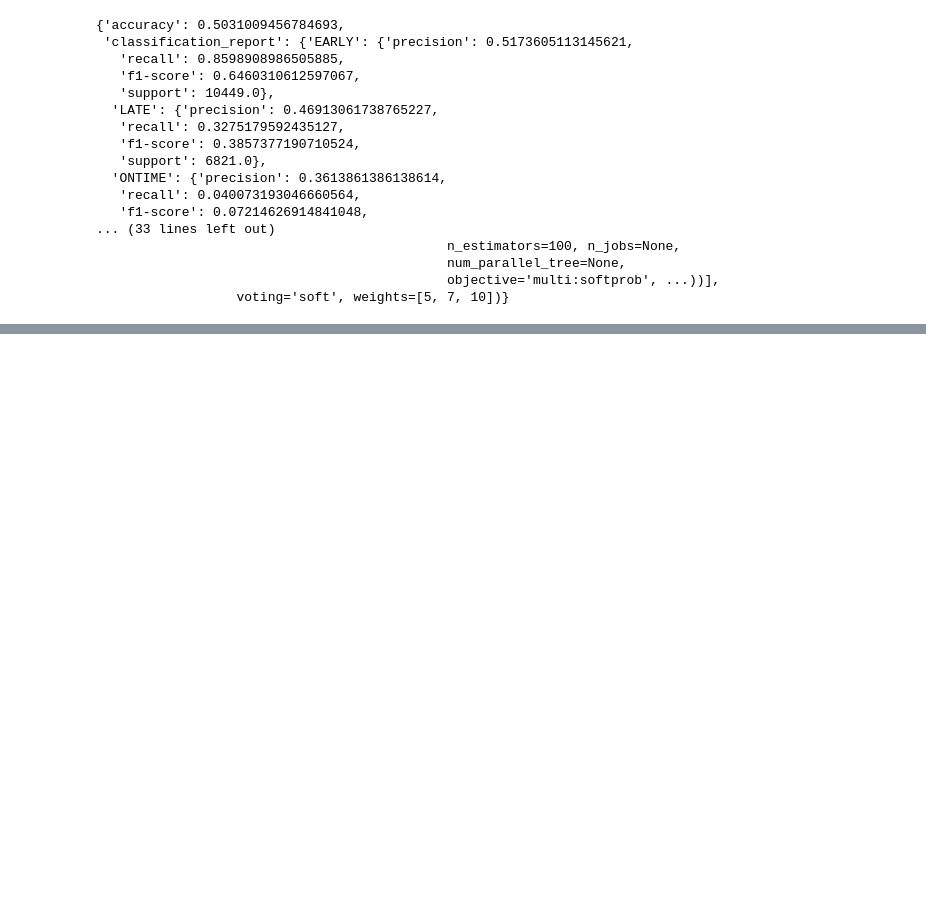
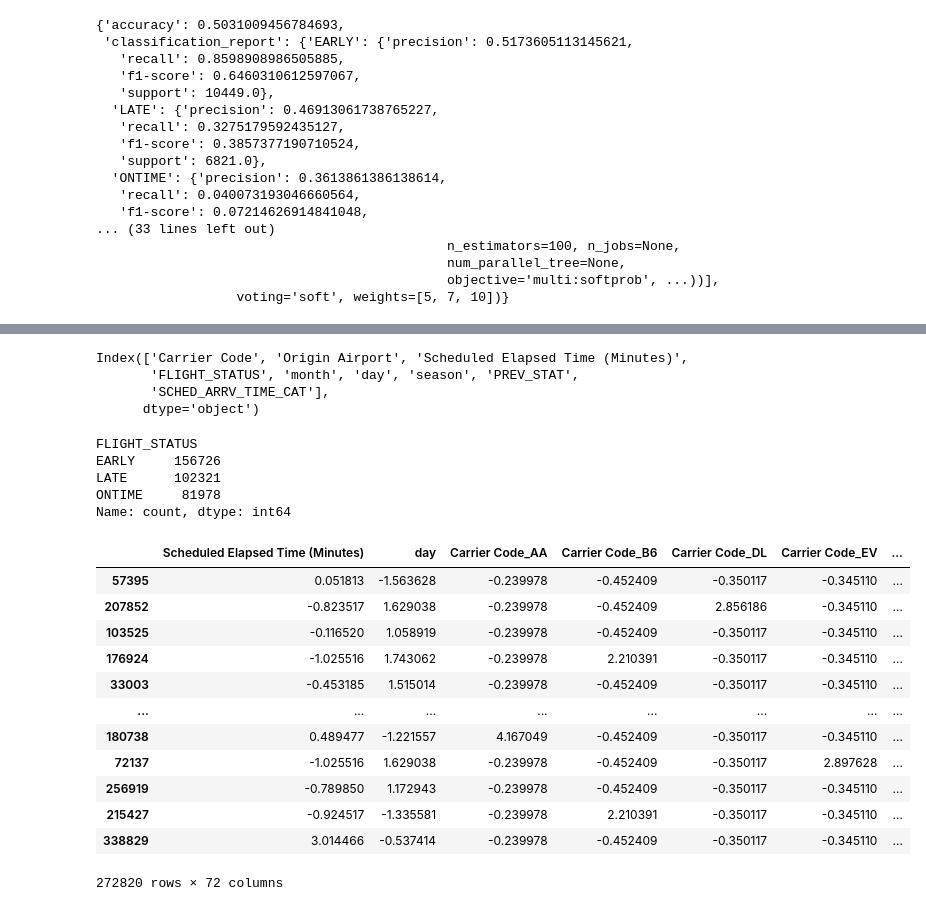
Before and after one commit to Nidhi-1506/Airline_Status_Prediction, a Jupyter notebook: 2nd Model Analysis.ipynb, the cells around one changed output, grey strips where cells are left out. Cells and saved outputs as stored; diff of their text form; code cells hidden in the pictures; blank space fills up the shorter version.

```diff
--- a/2nd Model Analysis.ipynb
+++ b/2nd Model Analysis.ipynb
@@ -560,0 +625,27 @@ fit_and_evaluate_voting(votingCLF, enc_trainX, trainY, enc_testX, testY)
+# %%
+df.columns
+# %% [output]
+Index(['Carrier Code', 'Origin Airport', 'Scheduled Elapsed Time (Minutes)',
+       'FLIGHT_STATUS', 'month', 'day', 'season', 'PREV_STAT',
+       'SCHED_ARRV_TIME_CAT'],
+      dtype='object')
+# %%
+df['FLIGHT_STATUS'].value_counts()
+# %% [output]
+FLIGHT_STATUS
+EARLY     156726
+LATE      102321
+ONTIME     81978
+Name: count, dtype: int64
+# %%
+encoder = MultiColumnOneHotEncoder(columns=['Carrier Code', 'Origin Airport','season', 'SCHED_ARRV_TIME_CAT', 'month','PREV_STAT'])
+# %%
+encoded_data = encoder.fit_transform(df.drop(columns=['FLIGHT_STATUS']))
+# %%
+trainX, testX, trainY, testY = train_test_split(
+    encoded_data,
+    df['FLIGHT_STATUS'],
+    test_size=0.2,
+    random_state=947,
+    stratify=df['FLIGHT_STATUS']
+)
@@ -560,0 +654,22 @@ fit_and_evaluate_voting(votingCLF, enc_trainX, trainY, enc_testX, testY)
+# %%
+scaler = StandardScaler()
+
+
+enc_trainX = pd.DataFrame(scaler.fit_transform(trainX), index=trainX.index, columns=trainX.columns)
+enc_testX = pd.DataFrame(scaler.transform(testX), index=testX.index, columns=testX.columns)
+# %%
+enc_trainX
+# %% [output]
+|  | Scheduled Elapsed Time (Minutes) | day | Carrier Code_AA | Carrier Code_B6 | Carrier Code_DL | Carrier Code_EV | ... |
+| 57395 | 0.051813 | -1.563628 | -0.239978 | -0.452409 | -0.350117 | -0.345110 | ... |
+| 207852 | -0.823517 | 1.629038 | -0.239978 | -0.452409 | 2.856186 | -0.345110 | ... |
+| 103525 | -0.116520 | 1.058919 | -0.239978 | -0.452409 | -0.350117 | -0.345110 | ... |
+| 176924 | -1.025516 | 1.743062 | -0.239978 | 2.210391 | -0.350117 | -0.345110 | ... |
+| 33003 | -0.453185 | 1.515014 | -0.239978 | -0.452409 | -0.350117 | -0.345110 | ... |
+| ... | ... | ... | ... | ... | ... | ... | ... |
+| 180738 | 0.489477 | -1.221557 | 4.167049 | -0.452409 | -0.350117 | -0.345110 | ... |
+| 72137 | -1.025516 | 1.629038 | -0.239978 | -0.452409 | -0.350117 | 2.897628 | ... |
+| 256919 | -0.789850 | 1.172943 | -0.239978 | -0.452409 | -0.350117 | -0.345110 | ... |
+| 215427 | -0.924517 | -1.335581 | -0.239978 | 2.210391 | -0.350117 | -0.345110 | ... |
+| 338829 | 3.014466 | -0.537414 | -0.239978 | -0.452409 | -0.350117 | -0.345110 | ... |
+272820 rows × 72 columns
```
Also changed, not shown: parts of 30 cells of this notebook.
